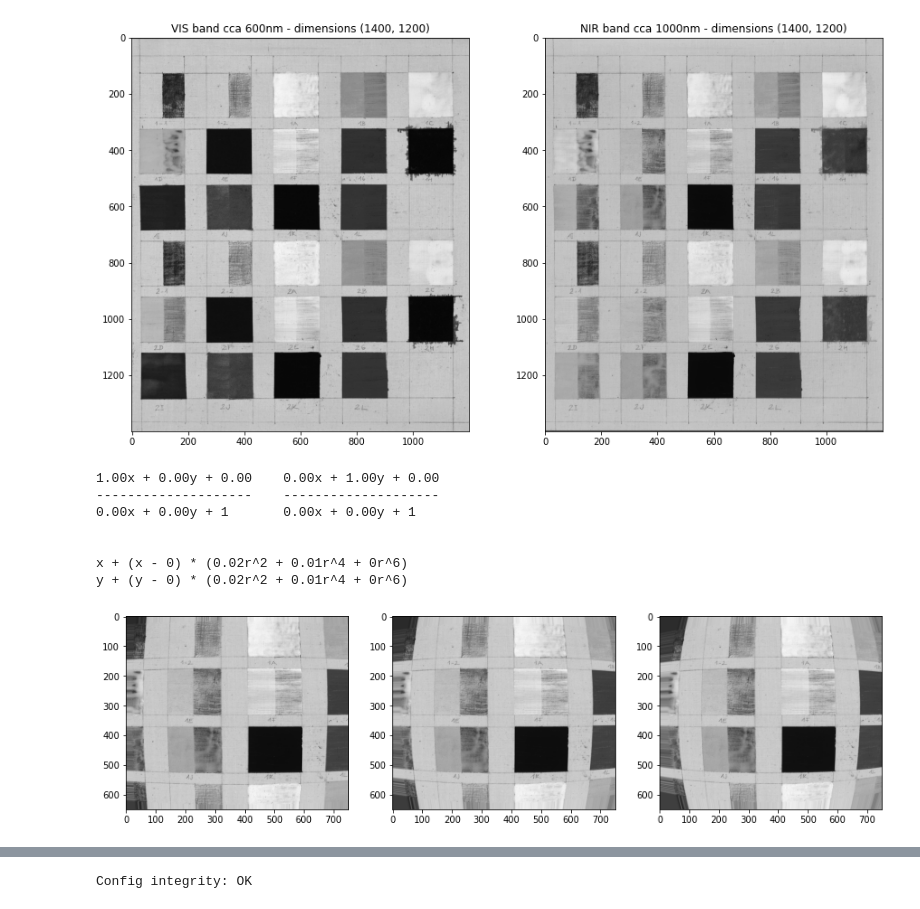
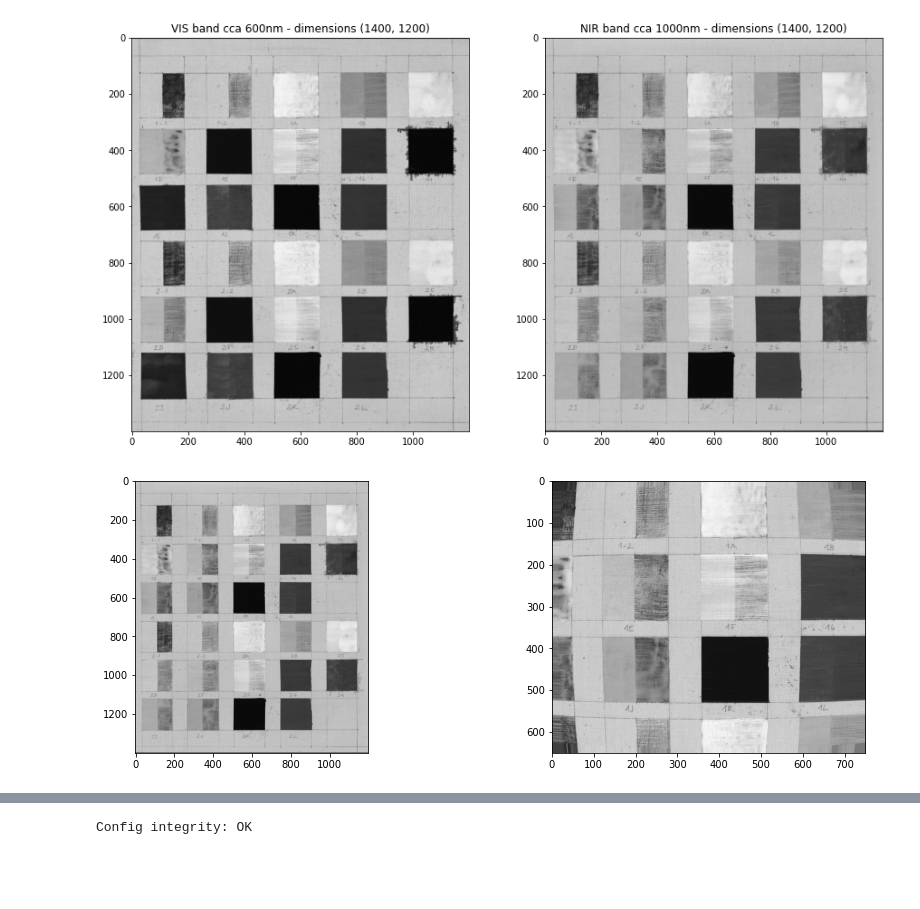
Before and after one commit to gimlidc/igre, a Jupyter notebook: notebooks/06_ip4ai_2021.ipynb, the cells around one changed output, grey strips where cells are left out. Saved outputs shown, nothing was run; the diff lists cells and outputs as text; code cells hidden in the pictures; blank space fills up the shorter version.

```diff
--- a/notebooks/06_ip4ai_2021.ipynb
+++ b/notebooks/06_ip4ai_2021.ipynb
@@ -43,26 +58,14 @@ T1 = Transformation.build_radial(center[0], center[1], k1, 0, 0)
-# %%
-T = Transformation.build_radial(center[0], center[1], 0.02, 0.01, 0)
-print(T)
-nir_t = T.apply_tform(nir[150:800,150:900])
-# %% [output]
-1.00x + 0.00y + 0.00    0.00x + 1.00y + 0.00
---------------------    --------------------
-0.00x + 0.00y + 1       0.00x + 0.00y + 1
-
-
-x + (x - 0) * (0.02r^2 + 0.01r^4 + 0r^6)
-y + (y - 0) * (0.02r^2 + 0.01r^4 + 0r^6)
 # %%
-nir_t1 = T1.apply_tform(nir[150:800,150:900])
-nir_t2 = T2.apply_tform(nir[150:800,150:900])
-nir_t3 = T3.apply_tform(nir[150:800,150:900])
+# Configuration of input transformation
+center = [0, 0]
+k = [0.02, 0.01, 0.001]
+T = Transformation.build_radial(center[0], center[1], k[0], k[1], k[2])
+nir_t = T.apply_tform(nir[150:800,150:900])
 plt.figure(figsize=(15,5))
-ax = plt.subplot(1,3,1)
-ax.imshow(nir_t1, cmap="gray")
-ax = plt.subplot(1,3,2)
-ax.imshow(nir_t2, cmap="gray")
-ax = plt.subplot(1,3,3)
-ax.imshow(nir_t3, cmap="gray")
+ax = plt.subplot(1,2,1)
+ax.imshow(nir, cmap="gray")
+ax = plt.subplot(1,2,2)
+ax.imshow(nir_t, cmap="gray")
 plt.show()
 # %% [output]
-[figure, old version]
+[figure, new version]
```
Also changed, not shown: parts of 50 cells of this notebook, 4 other files.
